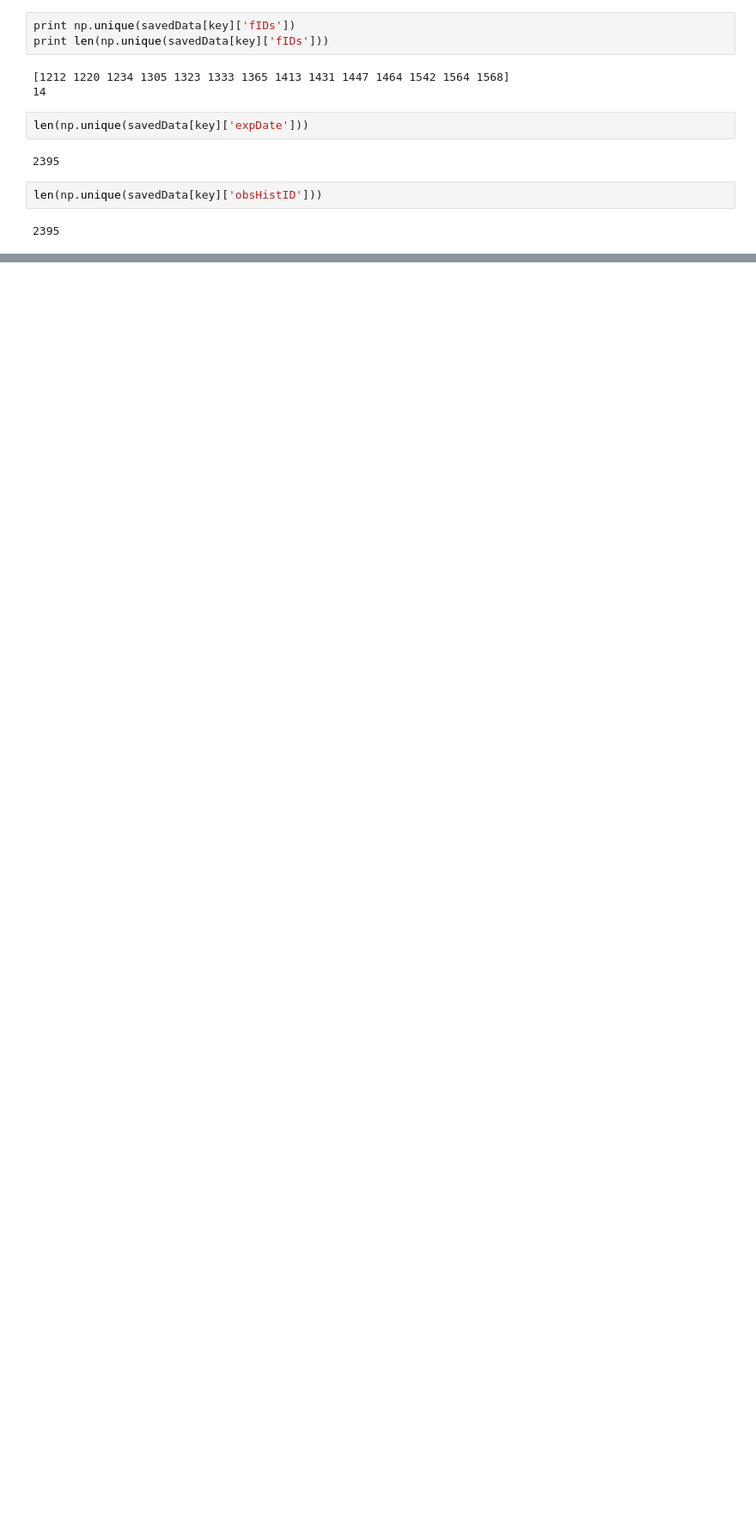
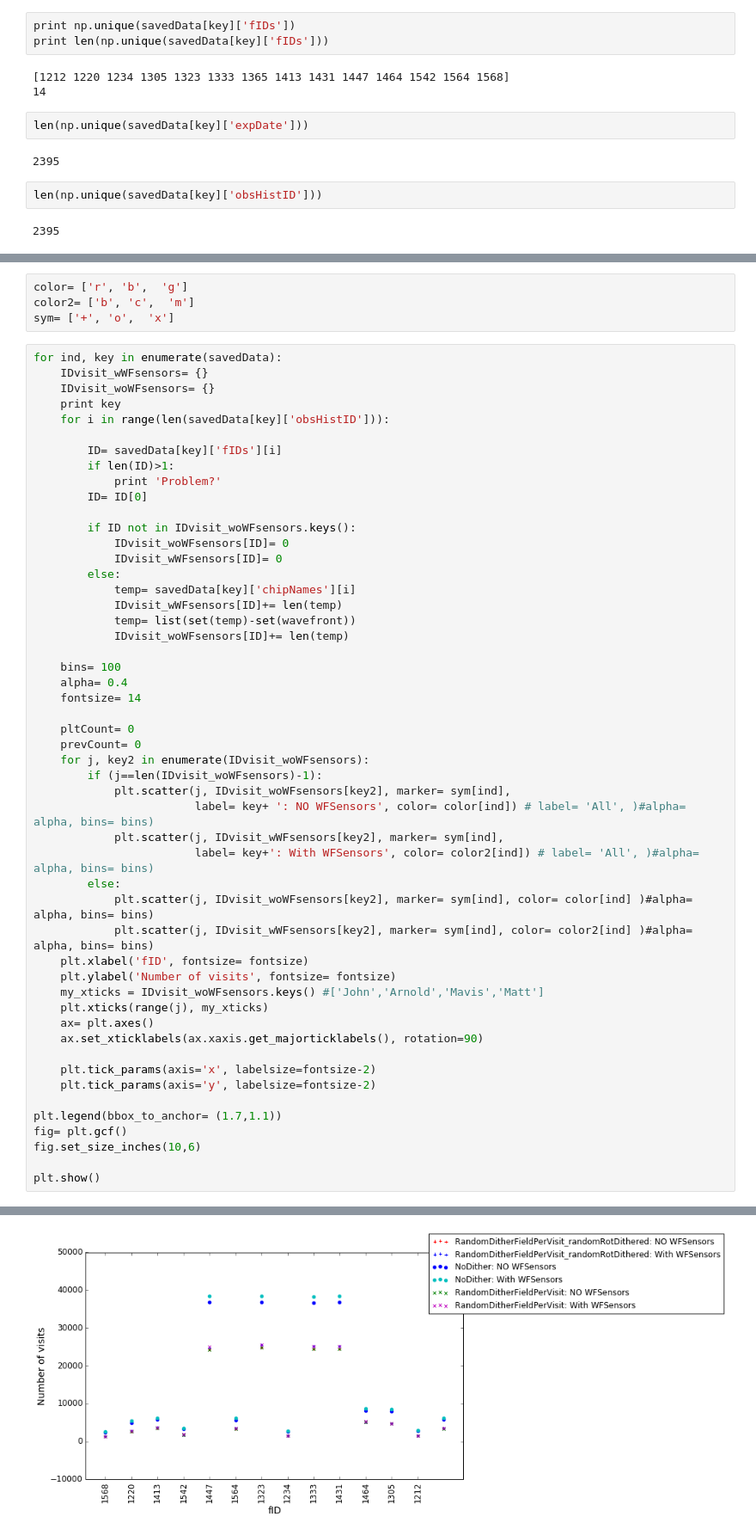
Before and after one commit to humnaawan/DC1-Regions, a Jupyter notebook: notebooks/Stats -- DC1 Chips Per Visit.ipynb, the cells around one changed output, grey strips where cells are left out. Shown at 86% size. Cells and saved outputs as stored; diff of their text form; blank space fills up the shorter version.

```diff
--- a/notebooks/Stats -- DC1 Chips Per Visit.ipynb
+++ b/notebooks/Stats -- DC1 Chips Per Visit.ipynb
@@ -119,0 +125,56 @@ len(np.unique(savedData[key]['obsHistID']))
+# %%
+color= ['r', 'b',  'g']
+color2= ['b', 'c',  'm']
+sym= ['+', 'o',  'x']
+# %%
+for ind, key in enumerate(savedData):
+    IDvisit_wWFsensors= {}
+    IDvisit_woWFsensors= {}
+    print key
+    for i in range(len(savedData[key]['obsHistID'])):
+
+        ID= savedData[key]['fIDs'][i]
+        if len(ID)>1:
+            print 'Problem?'
+        ID= ID[0]
+
+        if ID not in IDvisit_woWFsensors.keys():
+            IDvisit_woWFsensors[ID]= 0
+            IDvisit_wWFsensors[ID]= 0
+        else:
+            temp= savedData[key]['chipNames'][i]
+            IDvisit_wWFsensors[ID]+= len(temp)
+            temp= list(set(temp)-set(wavefront))
+            IDvisit_woWFsensors[ID]+= len(temp)
+
+    bins= 100
+    alpha= 0.4
+    fontsize= 14
+
+    pltCount= 0
+    prevCount= 0
+    for j, key2 in enumerate(IDvisit_woWFsensors):
+        if (j==len(IDvisit_woWFsensors)-1):
+            plt.scatter(j, IDvisit_woWFsensors[key2], marker= sym[ind],
+                        label= key+ ': NO WFSensors', color= color[ind]) # label= 'All', )#alpha= alpha, bins= bins)
+            plt.scatter(j, IDvisit_wWFsensors[key2], marker= sym[ind],
+                        label= key+': With WFSensors', color= color2[ind]) # label= 'All', )#alpha= alpha, bins= bins)
+        else:
+            plt.scatter(j, IDvisit_woWFsensors[key2], marker= sym[ind], color= color[ind] )#alpha= alpha, bins= bins)
+            plt.scatter(j, IDvisit_wWFsensors[key2], marker= sym[ind], color= color2[ind] )#alpha= alpha, bins= bins)
+    plt.xlabel('fID', fontsize= fontsize)
+    plt.ylabel('Number of visits', fontsize= fontsize)
+    my_xticks = IDvisit_woWFsensors.keys() #['John','Arnold','Mavis','Matt']
+    plt.xticks(range(j), my_xticks)
+    ax= plt.axes()
+    ax.set_xticklabels(ax.xaxis.get_majorticklabels(), rotation=90)
+
+    plt.tick_params(axis='x', labelsize=fontsize-2)
+    plt.tick_params(axis='y', labelsize=fontsize-2)
+
+plt.legend(bbox_to_anchor= (1.7,1.1))
+fig= plt.gcf()
+fig.set_size_inches(10,6)
+
+plt.show()
+# %% [output]
@@ -119,0 +184 @@ len(np.unique(savedData[key]['obsHistID']))
+[figure, added]
```
Also changed, not shown: parts of 4 cells of this notebook.
